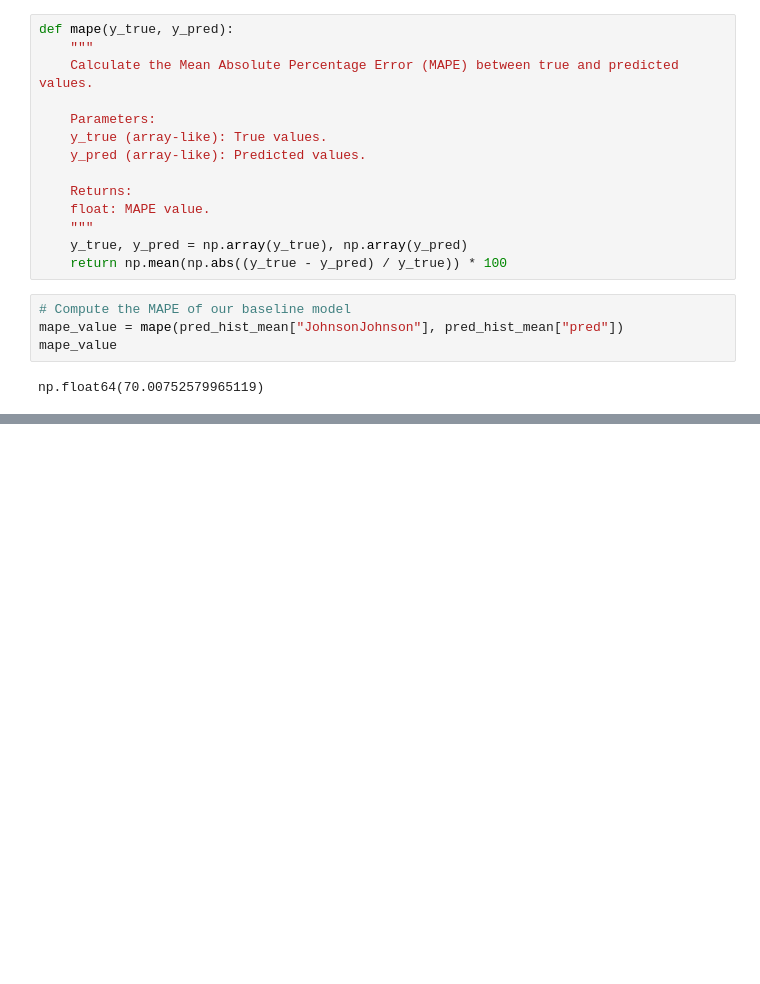
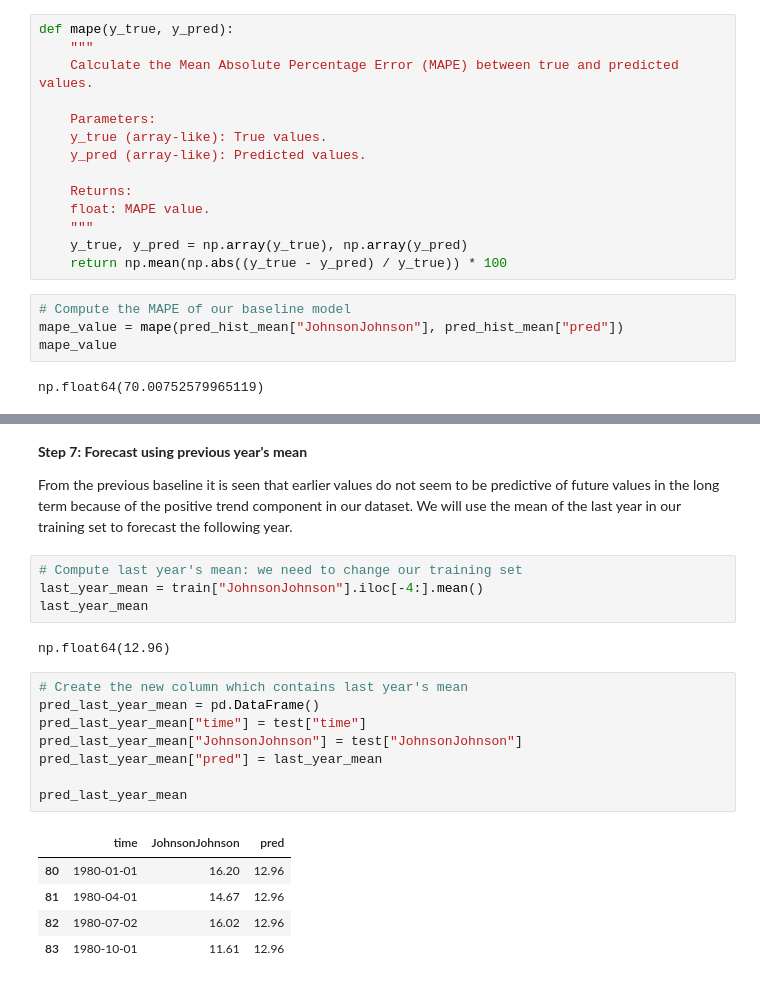
Before and after one commit to michaelhudson2205/INFO3022_Practicals, a Jupyter notebook: P3_2_Baseline_Model.ipynb, the cells around one changed output, grey strips where cells are left out. Saved outputs shown, nothing was run; the diff lists cells and outputs as text; blank space fills up the shorter version.

```diff
--- a/P3_2_Baseline_Model.ipynb
+++ b/P3_2_Baseline_Model.ipynb
@@ -175,0 +216,24 @@ np.float64(70.00752579965119)
+# %% [markdown]
+**Step 7: Forecast using previous year's mean**
+
+From the previous baseline it is seen that earlier values do not seem to be predictive of future values in the long term because of the positive trend component in our dataset. We will use the mean of the last year in our training set to forecast the following year.
+# %%
+# Compute last year's mean: we need to change our training set
+last_year_mean = train["JohnsonJohnson"].iloc[-4:].mean()
+last_year_mean
+# %% [output]
+np.float64(12.96)
+# %%
+# Create the new column which contains last year's mean
+pred_last_year_mean = pd.DataFrame()
+pred_last_year_mean["time"] = test["time"]
+pred_last_year_mean["JohnsonJohnson"] = test["JohnsonJohnson"]
+pred_last_year_mean["pred"] = last_year_mean
+
+pred_last_year_mean
+# %% [output]
+|  | time | JohnsonJohnson | pred |
+| 80 | 1980-01-01 | 16.20 | 12.96 |
+| 81 | 1980-04-01 | 14.67 | 12.96 |
+| 82 | 1980-07-02 | 16.02 | 12.96 |
+| 83 | 1980-10-01 | 11.61 | 12.96 |
```
Also changed, not shown: parts of 13 cells of this notebook.
